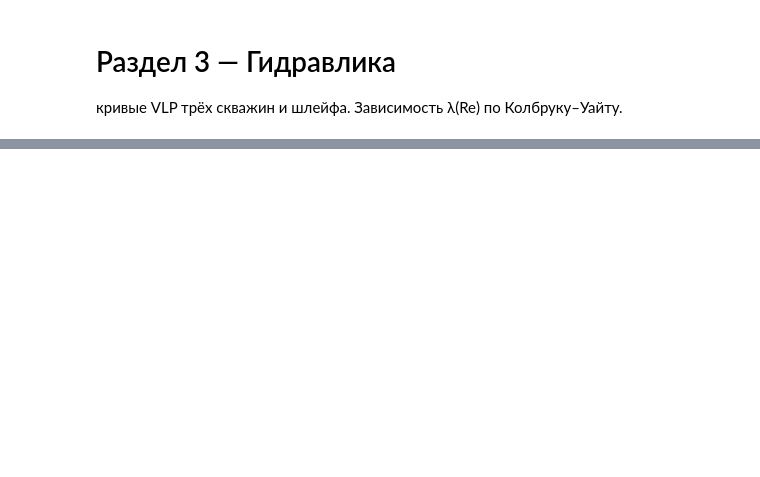
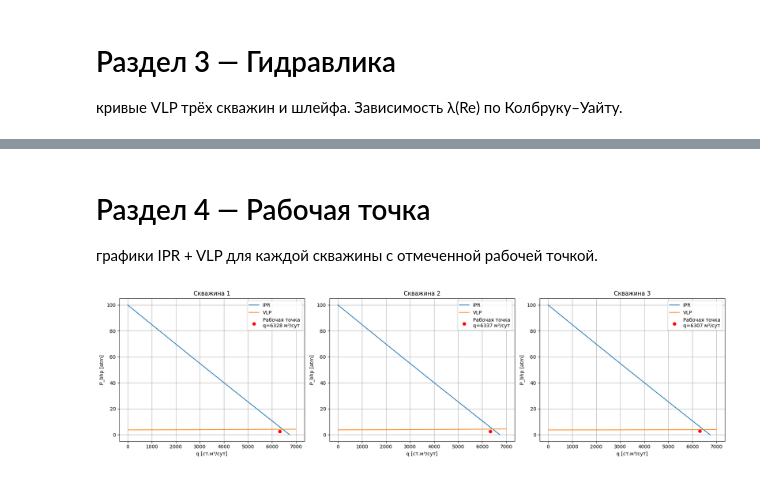
Before and after one commit to luismhpz95/gas_field_simulator, a Jupyter notebook: курсовая.ipynb, the cells around one changed output, grey strips where cells are left out. Cells and saved outputs as stored; diff of their text form; code cells hidden in the pictures; blank space fills up the shorter version.

```diff
--- a/курсовая.ipynb
+++ b/курсовая.ipynb
@@ -47,6 +47,11 @@ CR     = 1.5
 P_line = 5.0    # atm
 q_ext  = 500.0  # ст.м³/сут
 dcs   = DCS(CR=CR, P_line=P_line, q_ext=q_ext)
+
+wells = [well_1, well_2, well_3]
+resprops = ResProps(P=P0, V=V_res, T=T_res)
+reservoir = Reservoir(resprops=resprops, fluid=fluid)
+simulate = FieldSimulator(reservoir=reservoir, wells=wells, shlyf=shlyf, dcs=dcs)
 # %% [markdown]
 # Раздел 1 — Модель PVT
 
@@ -141,0 +142,61 @@ ax.legend(); plt.show()
+# %% [markdown]
+# Раздел 4 — Рабочая точка
+
+графики IPR + VLP для каждой скважины с отмеченной рабочей точкой.
+# %%
+P0       = 100.0
+states_0 = simulate.solve(P_res=P0)
+
+P_bhp_range = np.linspace(0, P0, 200)
+q_range     = np.linspace(10, 7000, 200)
+fig, axes = plt.subplots(1,3, figsize=(18, 5))
+
+# --- Скважина 1 ---
+P_man_1   = states_0['well_1'].P_in
+q_sol_1   = states_0['well_1'].q_std
+P_bhp_sol_1 = states_0['well_1'].P_out
+
+q_ipr_1     = [well_1.q(P0, Pb) for Pb in P_bhp_range]
+P_bhp_vlp_1 = [P_man_1 + nkt_1.dp(P_man_1, q).dP for q in q_range]
+
+axes[0].plot(q_ipr_1, P_bhp_range, label='IPR')
+axes[0].plot(q_range, P_bhp_vlp_1, label='VLP')
+axes[0].scatter([q_sol_1], [P_bhp_sol_1], color='red', zorder=5,
+                label=f'Рабочая точка\nq={q_sol_1:.0f} м³/сут')
+axes[0].set(title='Скважина 1', xlabel='q [ст.м³/сут]', ylabel='P_bhp [atm]')
+axes[0].legend()
+
+# --- Скважина 2 ---
+P_man_2   = states_0['well_2'].P_in
+q_sol_2   = states_0['well_2'].q_std
+P_bhp_sol_2 = states_0['well_2'].P_out
+
+q_ipr_2     = [well_2.q(P0, Pb) for Pb in P_bhp_range]
+P_bhp_vlp_2 = [P_man_2 + nkt_2.dp(P_man_2, q).dP for q in q_range]
+
+axes[1].plot(q_ipr_2, P_bhp_range, label='IPR')
+axes[1].plot(q_range, P_bhp_vlp_2, label='VLP')
+axes[1].scatter([q_sol_2], [P_bhp_sol_2], color='red', zorder=5,
+                label=f'Рабочая точка\nq={q_sol_2:.0f} м³/сут')
+axes[1].set(title='Скважина 2', xlabel='q [ст.м³/сут]', ylabel='P_bhp [atm]')
+axes[1].legend()
+
+# --- Скважина 3 ---
+P_man_3   = states_0['well_3'].P_in
+q_sol_3   = states_0['well_3'].q_std
+P_bhp_sol_3 = states_0['well_3'].P_out
+
+q_ipr_3     = [well_3.q(P0, Pb) for Pb in P_bhp_range]
+P_bhp_vlp_3 = [P_man_3 + nkt_3.dp(P_man_3, q).dP for q in q_range]
+
+axes[2].plot(q_ipr_3, P_bhp_range, label='IPR')
+axes[2].plot(q_range, P_bhp_vlp_3, label='VLP')
+axes[2].scatter([q_sol_3], [P_bhp_sol_3], color='red', zorder=5,
+                label=f'Рабочая точка\nq={q_sol_3:.0f} м³/сут')
+axes[2].set(title='Скважина 3', xlabel='q [ст.м³/сут]', ylabel='P_bhp [atm]')
+axes[2].legend()
+
+plt.tight_layout()
+plt.show()
+# %% [output]
+[figure, added]
```
Also changed, not shown: parts of 7 cells of this notebook.
